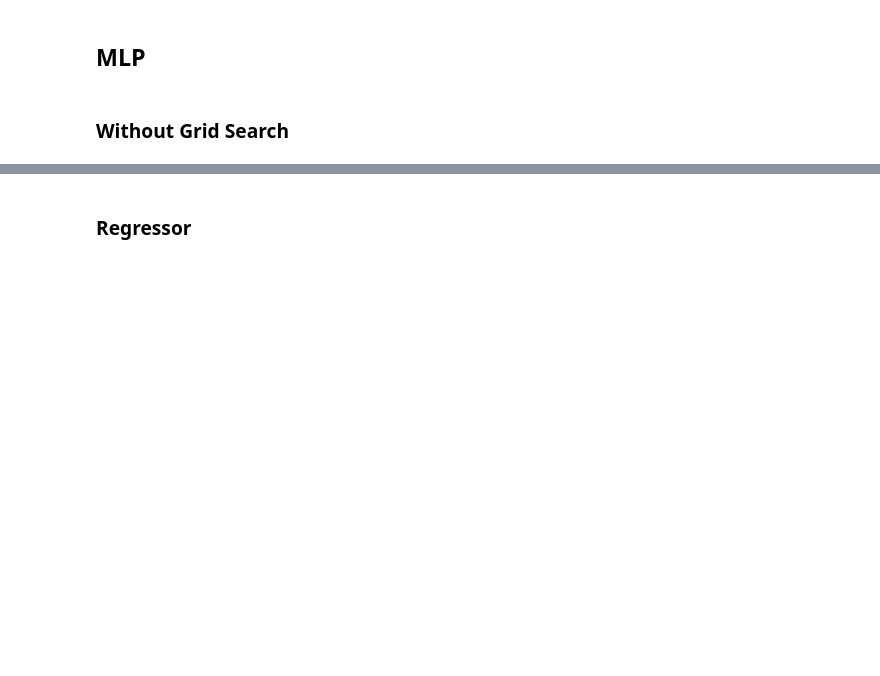
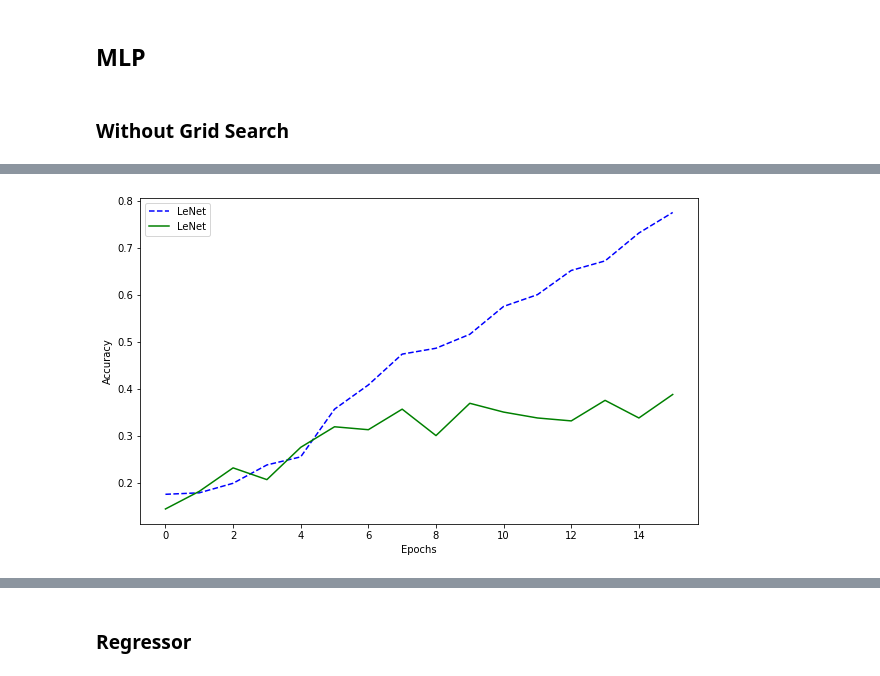
Before and after one commit to sfc-gh-zblackwood/OCRPyMan, a Jupyter notebook: notebooks/letter_detection.ipynb, the cells around one changed output, grey strips where cells are left out. Drawn from its saved outputs; the diff is of its cells as text; code cells hidden in the pictures; blank space fills up the shorter version.

```diff
--- a/notebooks/letter_detection.ipynb
+++ b/notebooks/letter_detection.ipynb
@@ -171,0 +303,13 @@ ld_util.show_mlp_result_for_row(X_test, y_test, y_pred, y_pred_proba, 0)
+# %%
+lenet = Model(inputs = inputs, outputs = outputs)
+
+# Compilation
+lenet.compile(loss='sparse_categorical_crossentropy',  # fonction de perte
+              optimizer='adam',                 # algorithme de descente de gradient
+              metrics=['accuracy'])             # métrique d'évaluation
+nb_epochs = 16
+
+training_history_lenet = lenet.fit(X_train_lenet, y_train,          # données
+                                   validation_split = 0.2,    # split de test
+                                   epochs = nb_epochs,               # nombre d'epochs
+                                   batch_size = 20)          # taille des batchs
@@ -171,0 +334,21 @@ ld_util.show_mlp_result_for_row(X_test, y_test, y_pred, y_pred_proba, 0)
+# %%
+train_acc_lenet = training_history_lenet.history['accuracy']
+val_acc_lenet = training_history_lenet.history['val_accuracy']
+
+plt.figure(figsize=(10,6))
+xaxis = range(nb_epochs)
+plt.xlabel('Epochs')
+plt.ylabel('Accuracy')
+plt.plot(xaxis,
+         train_acc_lenet,
+         label = 'LeNet',
+         ls='--',
+         color = 'blue')
+plt.plot(xaxis,
+         val_acc_lenet,
+         label = 'LeNet',
+         color = 'green')
+plt.legend()
+plt.show()
+# %% [output]
+[figure, added]
```
Also changed, not shown: parts of 27 cells of this notebook, 6 other files.
